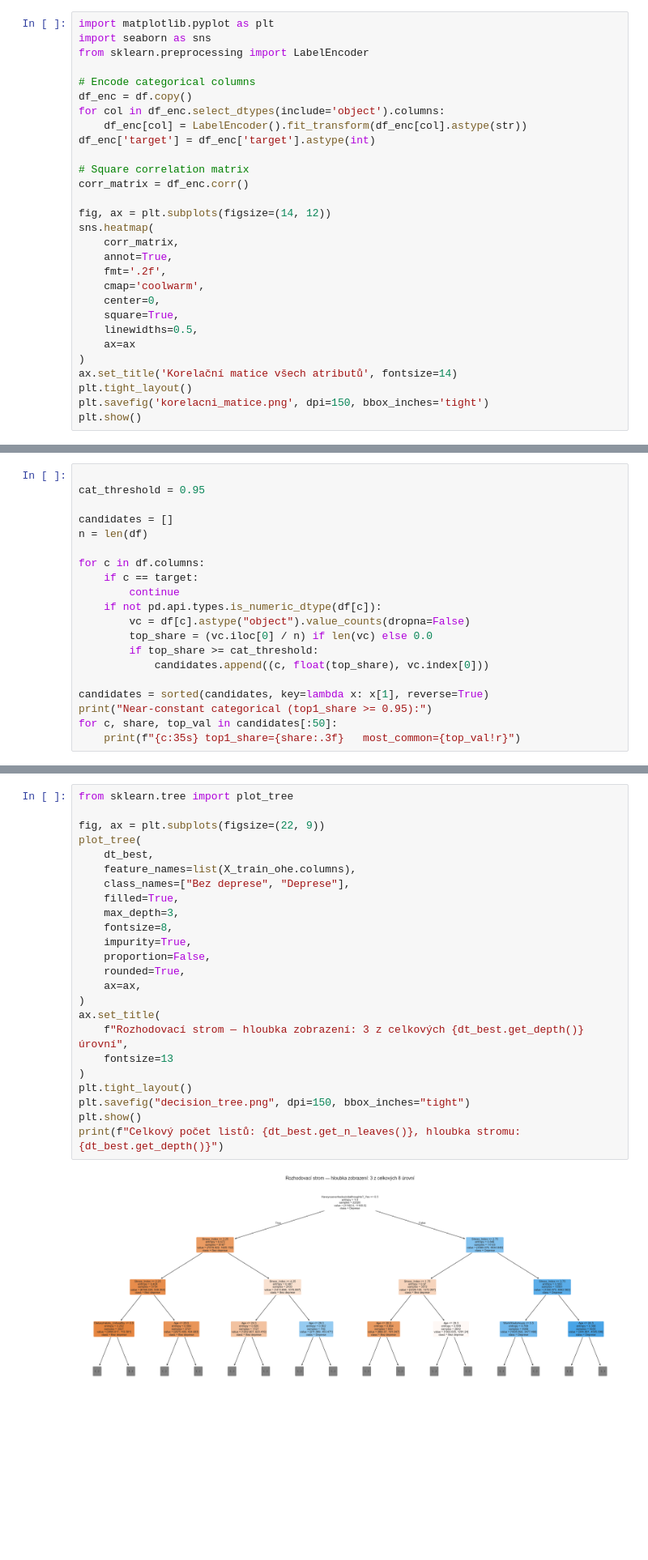
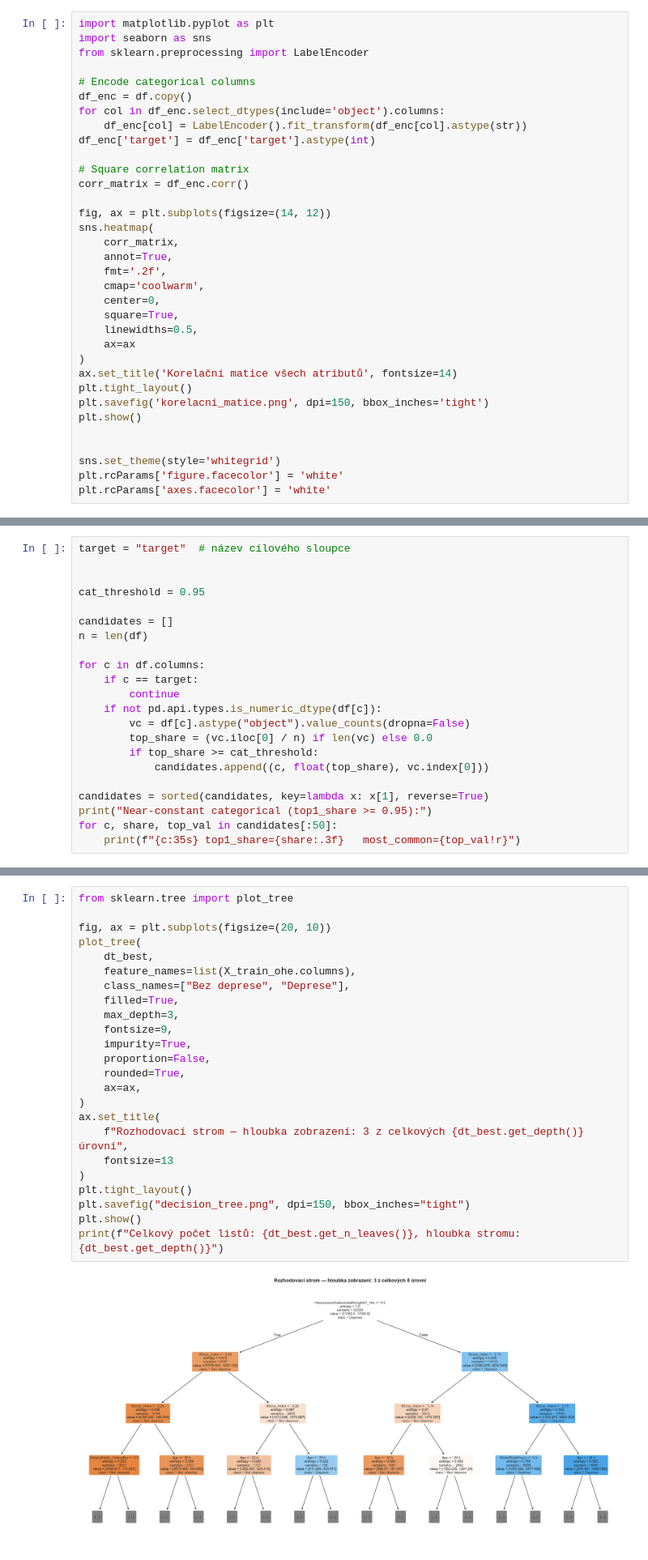
Before and after one commit to Nurofenkkk/VSE, a Jupyter notebook: ML2.ipynb, the cells around one changed output, grey strips where cells are left out. Shown at 81% size. Saved outputs shown, nothing was run; the diff lists cells and outputs as text; blank space fills up the shorter version.

```diff
--- a/ML2.ipynb
+++ b/ML2.ipynb
@@ -211,4 +230,9 @@ ax.set_title('Korelační matice všech atributů', fontsize=14)
 plt.tight_layout()
 plt.savefig('korelacni_matice.png', dpi=150, bbox_inches='tight')
 plt.show()
+
+
+sns.set_theme(style='whitegrid')
+plt.rcParams['figure.facecolor'] = 'white'
+plt.rcParams['axes.facecolor'] = 'white'
 # %% [output]
@@ -566,4 +594,6 @@ Atribut "Profession" je možné odstranit, protože vykazoval nízkou variabilit
 # %%
+target = "target"  # název cílového sloupce
+
 
 cat_threshold = 0.95
 
@@ -935,26 +1227,26 @@ Graf ukazuje první 3 úrovně nalezeného stromu. Každý uzel obsahuje:
 # %%
 from sklearn.tree import plot_tree
 
-fig, ax = plt.subplots(figsize=(22, 9))
+fig, ax = plt.subplots(figsize=(20, 10))
 plot_tree(
     dt_best,
     feature_names=list(X_train_ohe.columns),
     class_names=["Bez deprese", "Deprese"],
     filled=True,
     max_depth=3,
-    fontsize=8,
+    fontsize=9,
     impurity=True,
     proportion=False,
     rounded=True,
     ax=ax,
 )
 ax.set_title(
     f"Rozhodovací strom — hloubka zobrazení: 3 z celkových {dt_best.get_depth()} úrovní",
     fontsize=13
 )
 plt.tight_layout()
 plt.savefig("decision_tree.png", dpi=150, bbox_inches="tight")
 plt.show()
 print(f"Celkový počet listů: {dt_best.get_n_leaves()}, hloubka stromu: {dt_best.get_depth()}")
 # %% [output]
-[figure, old version]
+[figure, new version]
```
Also changed, not shown: parts of 64 cells of this notebook, 15 other files.
